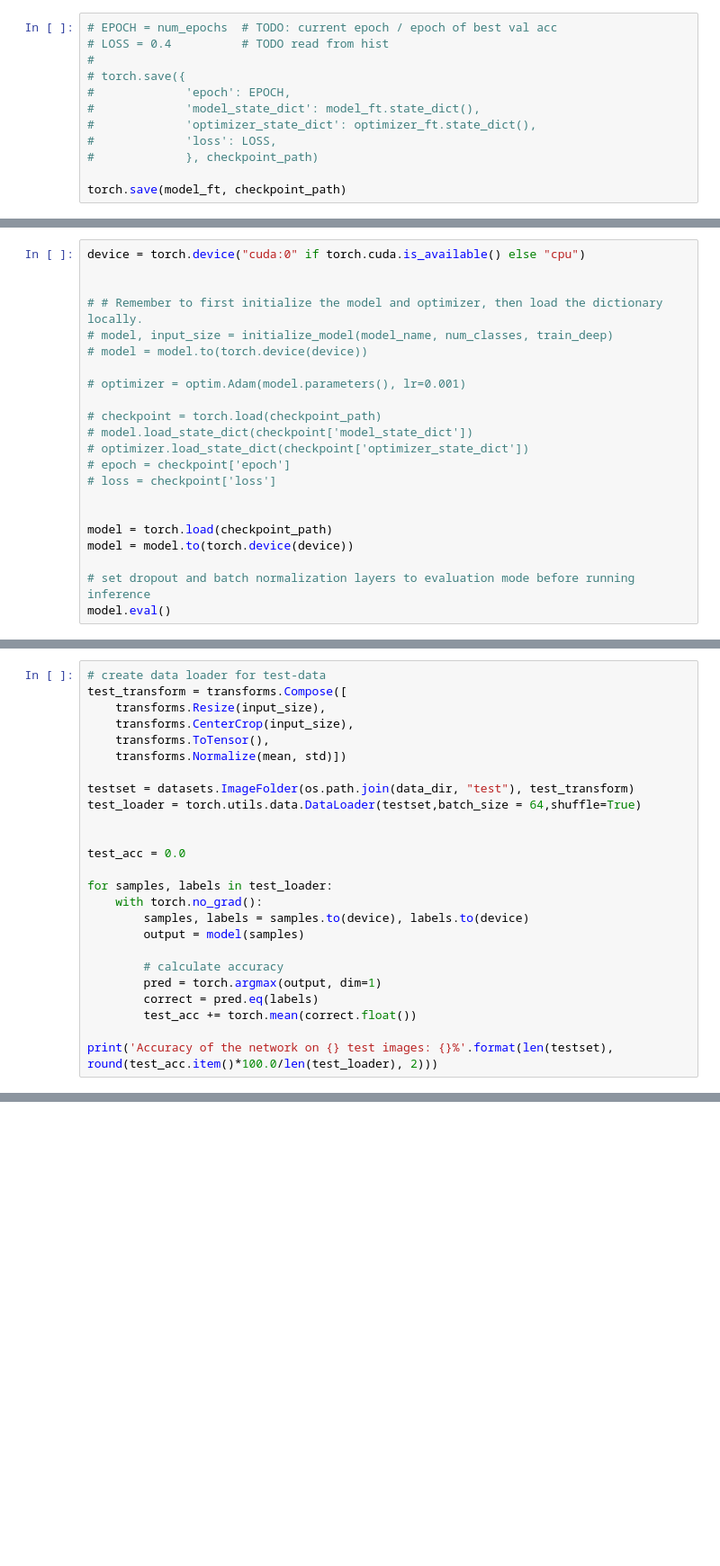
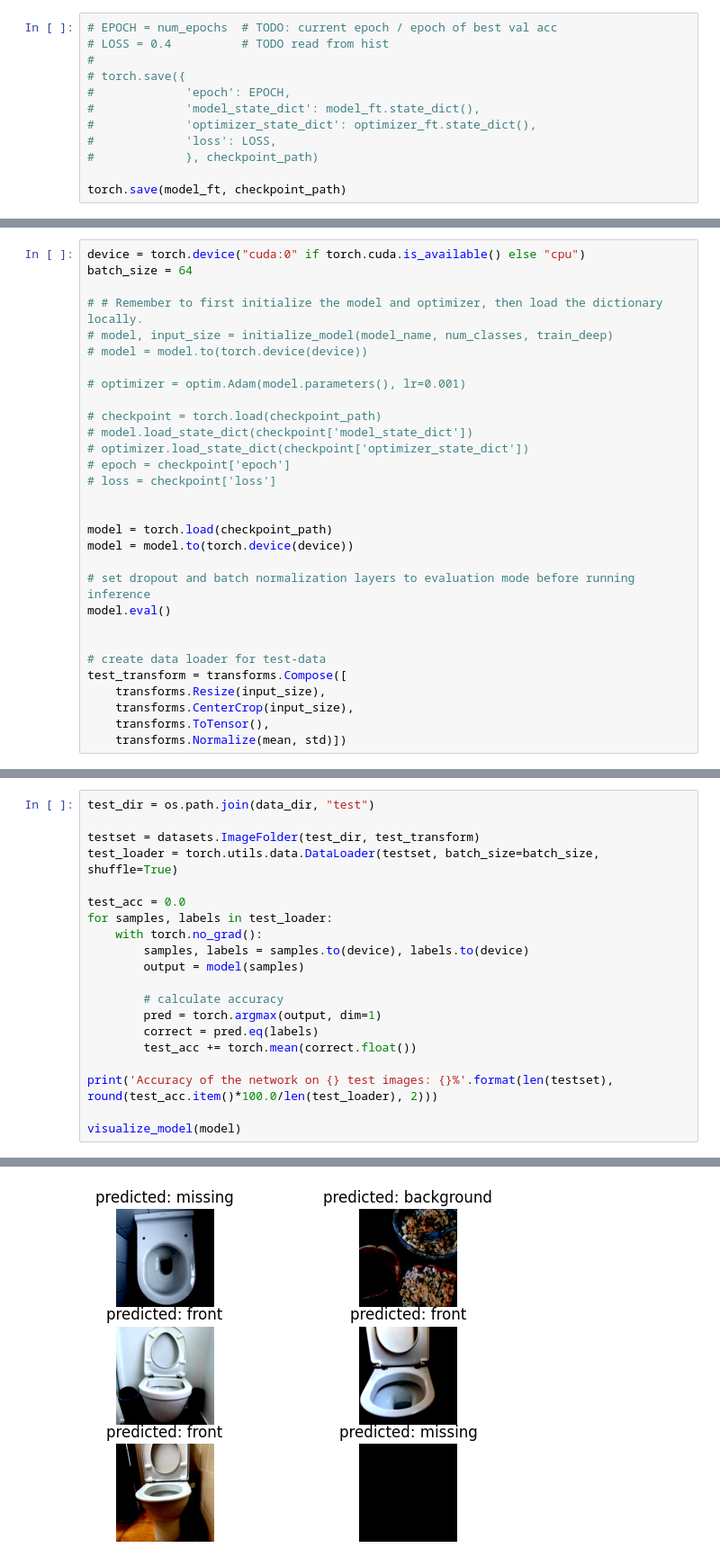
Before and after one commit to LaserBorg/ClassiFiTune, a Jupyter notebook: finetuning.ipynb, the cells around one changed output, grey strips where cells are left out. Shown at 90% size. Saved outputs shown, nothing was run; the diff lists cells and outputs as text; blank space fills up the shorter version.

```diff
--- a/finetuning.ipynb
+++ b/finetuning.ipynb
@@ -305,6 +321,6 @@ torch.save(model_ft, checkpoint_path)
 # %%
 device = torch.device("cuda:0" if torch.cuda.is_available() else "cpu")
-
+batch_size = 64
 
 # # Remember to first initialize the model and optimizer, then load the dictionary locally.
 # model, input_size = initialize_model(model_name, num_classes, train_deep)
@@ -324,6 +340,14 @@ model = model.to(torch.device(device))
 
 # set dropout and batch normalization layers to evaluation mode before running inference
 model.eval()
+
+
+# create data loader for test-data
+test_transform = transforms.Compose([
+    transforms.Resize(input_size),
+    transforms.CenterCrop(input_size),
+    transforms.ToTensor(),
+    transforms.Normalize(mean, std)])
 # %% [output]
 MobileNetV3(
   (features): Sequential(
@@ -345,17 +371,10 @@ MobileNetV3(
 # %%
-# create data loader for test-data
-test_transform = transforms.Compose([
-    transforms.Resize(input_size),
-    transforms.CenterCrop(input_size),
-    transforms.ToTensor(),
-    transforms.Normalize(mean, std)])
+test_dir = os.path.join(data_dir, "test")
 
-testset = datasets.ImageFolder(os.path.join(data_dir, "test"), test_transform)
-test_loader = torch.utils.data.DataLoader(testset,batch_size = 64,shuffle=True)
-
+testset = datasets.ImageFolder(test_dir, test_transform)
+test_loader = torch.utils.data.DataLoader(testset, batch_size=batch_size, shuffle=True)
 
 test_acc = 0.0
-
 for samples, labels in test_loader:
     with torch.no_grad():
         samples, labels = samples.to(device), labels.to(device)
@@ -367,4 +386,6 @@ for samples, labels in test_loader:
         test_acc += torch.mean(correct.float())
 
 print('Accuracy of the network on {} test images: {}%'.format(len(testset), round(test_acc.item()*100.0/len(test_loader), 2)))
+
+visualize_model(model)
 # %% [output]
@@ -371,0 +399 @@ Accuracy of the network on 40 test images: 92.5%
+[figure, added]
```
Also changed, not shown: parts of 18 cells of this notebook, 3 other files.
